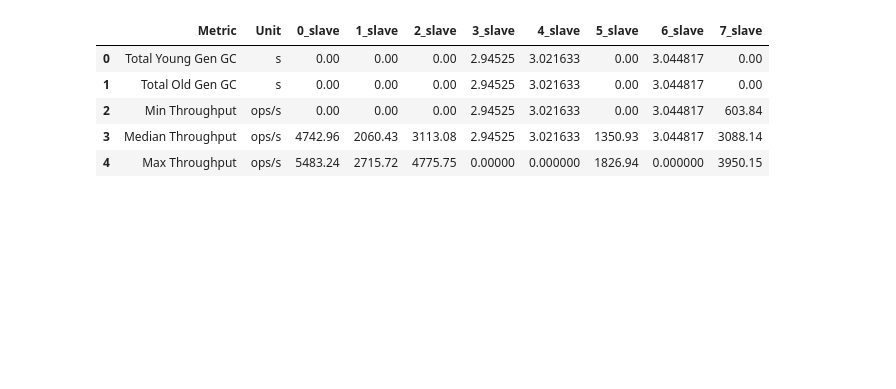
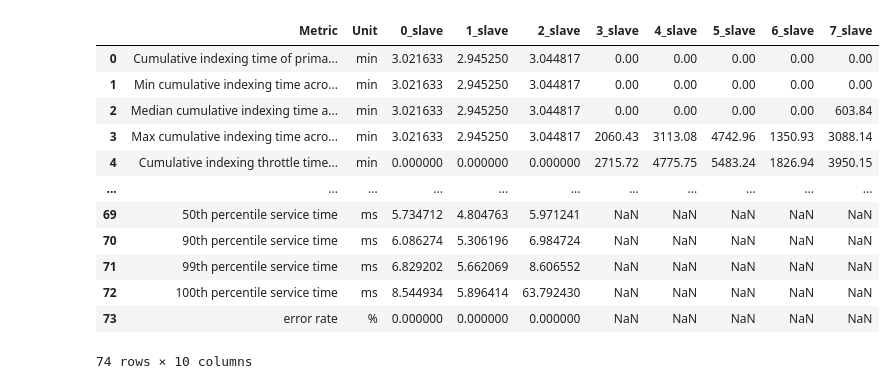
Before and after one commit to vavalm/elasticsearch-docker-cluster, a Jupyter notebook: rally/benchmarks/results/display_result.ipynb, the cells around one changed output. Drawn from its saved outputs; the diff is of its cells as text; code cells hidden in the pictures; blank space fills up the shorter version.

```diff
--- a/rally/benchmarks/results/display_result.ipynb
+++ b/rally/benchmarks/results/display_result.ipynb
@@ -7,7 +7,7 @@ import os
 slaves_df = []
 
 dir_path = r'gcp-results/'
-for filename in os.listdir(dir_path):
+for filename in np.sort(os.listdir(dir_path)):
     if filename.endswith(".csv"):
         print(dir_path + filename)
         df = pd.read_csv(dir_path + filename)
@@ -24,21 +40,28 @@ gcp-results/2019-02-05-metricbeat-7slaves.csv
 # %%
 total_data = pd.DataFrame(slaves_df[0]['Metric'])
 total_data['Unit'] = slaves_df[0]['Unit']
 cell_names = []
 
 for i, slave in enumerate(slaves_df):
     cell_name = str(i) + "_slave"
     cell_names.append(cell_name)
     total_data[cell_name] = slaves_df[i]['Value']
 
-total_data.head()
+total_data
 # %% [output]
 |  | Metric | Unit | 0_slave | 1_slave | 2_slave | 3_slave | 4_slave | 5_slave | 6_slave | 7_slave |
-| 0 | Total Young Gen GC | s | 0.00 | 0.00 | 0.00 | 2.94525 | 3.021633 | 0.00 | 3.044817 | 0.00 |
-| 1 | Total Old Gen GC | s | 0.00 | 0.00 | 0.00 | 2.94525 | 3.021633 | 0.00 | 3.044817 | 0.00 |
-| 2 | Min Throughput | ops/s | 0.00 | 0.00 | 0.00 | 2.94525 | 3.021633 | 0.00 | 3.044817 | 603.84 |
-| 3 | Median Throughput | ops/s | 4742.96 | 2060.43 | 3113.08 | 2.94525 | 3.021633 | 1350.93 | 3.044817 | 3088.14 |
-| 4 | Max Throughput | ops/s | 5483.24 | 2715.72 | 4775.75 | 0.00000 | 0.000000 | 1826.94 | 0.000000 | 3950.15 |
+| 0 | Cumulative indexing time of prima... | min | 3.021633 | 2.945250 | 3.044817 | 0.00 | 0.00 | 0.00 | 0.00 | 0.00 |
+| 1 | Min cumulative indexing time acro... | min | 3.021633 | 2.945250 | 3.044817 | 0.00 | 0.00 | 0.00 | 0.00 | 0.00 |
+| 2 | Median cumulative indexing time a... | min | 3.021633 | 2.945250 | 3.044817 | 0.00 | 0.00 | 0.00 | 0.00 | 603.84 |
+| 3 | Max cumulative indexing time acro... | min | 3.021633 | 2.945250 | 3.044817 | 2060.43 | 3113.08 | 4742.96 | 1350.93 | 3088.14 |
+| 4 | Cumulative indexing throttle time... | min | 0.000000 | 0.000000 | 0.000000 | 2715.72 | 4775.75 | 5483.24 | 1826.94 | 3950.15 |
+| ... | ... | ... | ... | ... | ... | ... | ... | ... | ... | ... |
+| 69 | 50th percentile service time | ms | 5.734712 | 4.804763 | 5.971241 | NaN | NaN | NaN | NaN | NaN |
+| 70 | 90th percentile service time | ms | 6.086274 | 5.306196 | 6.984724 | NaN | NaN | NaN | NaN | NaN |
+| 71 | 99th percentile service time | ms | 6.829202 | 5.662069 | 8.606552 | NaN | NaN | NaN | NaN | NaN |
+| 72 | 100th percentile service time | ms | 8.544934 | 5.896414 | 63.792430 | NaN | NaN | NaN | NaN | NaN |
+| 73 | error rate | % | 0.000000 | 0.000000 | 0.000000 | NaN | NaN | NaN | NaN | NaN |
+74 rows × 10 columns
 # %%
 list_unit = total_data['Unit']
 list_row = list(total_data['Metric'].unique())
```
Also changed, not shown: parts of 4 cells of this notebook, 1 other file.
